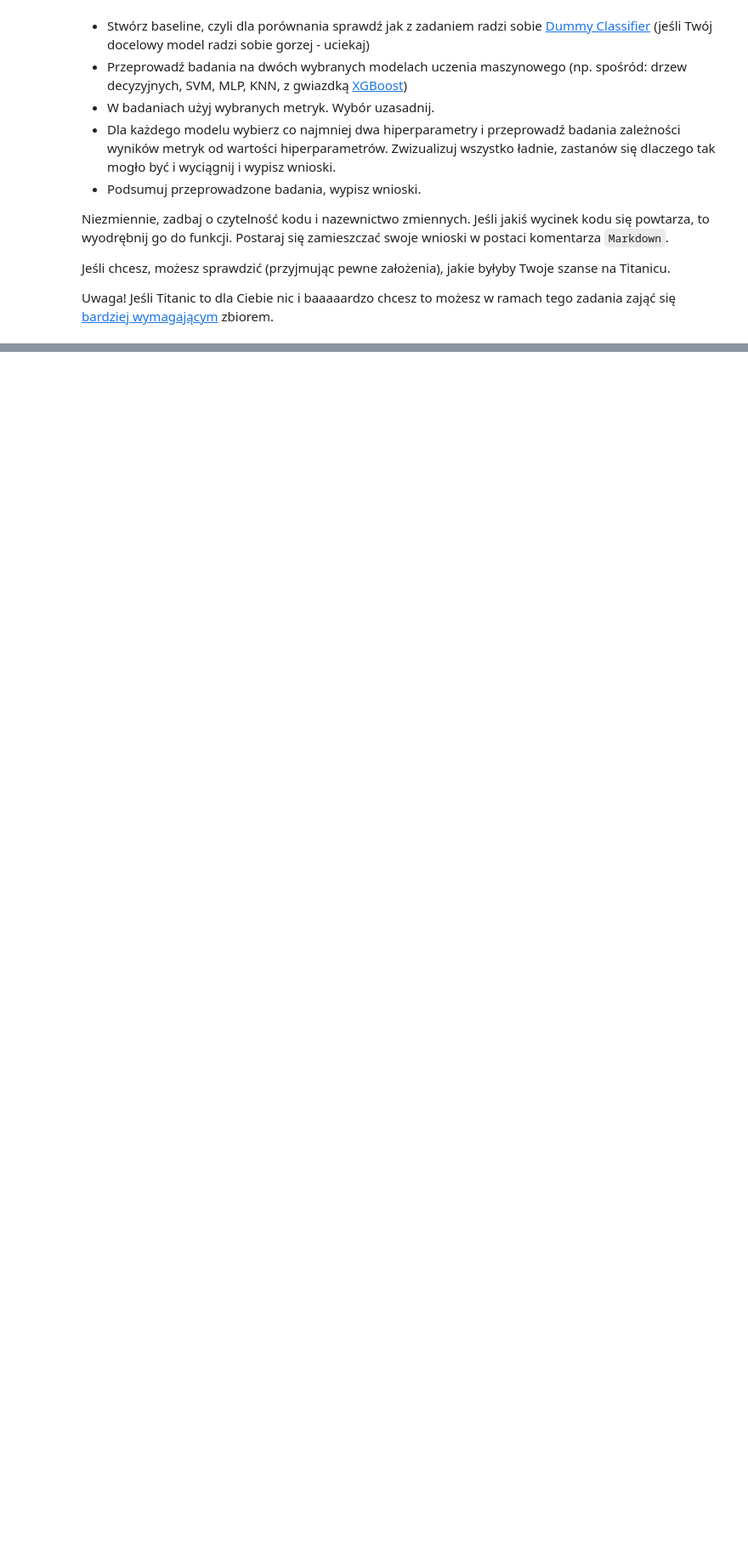
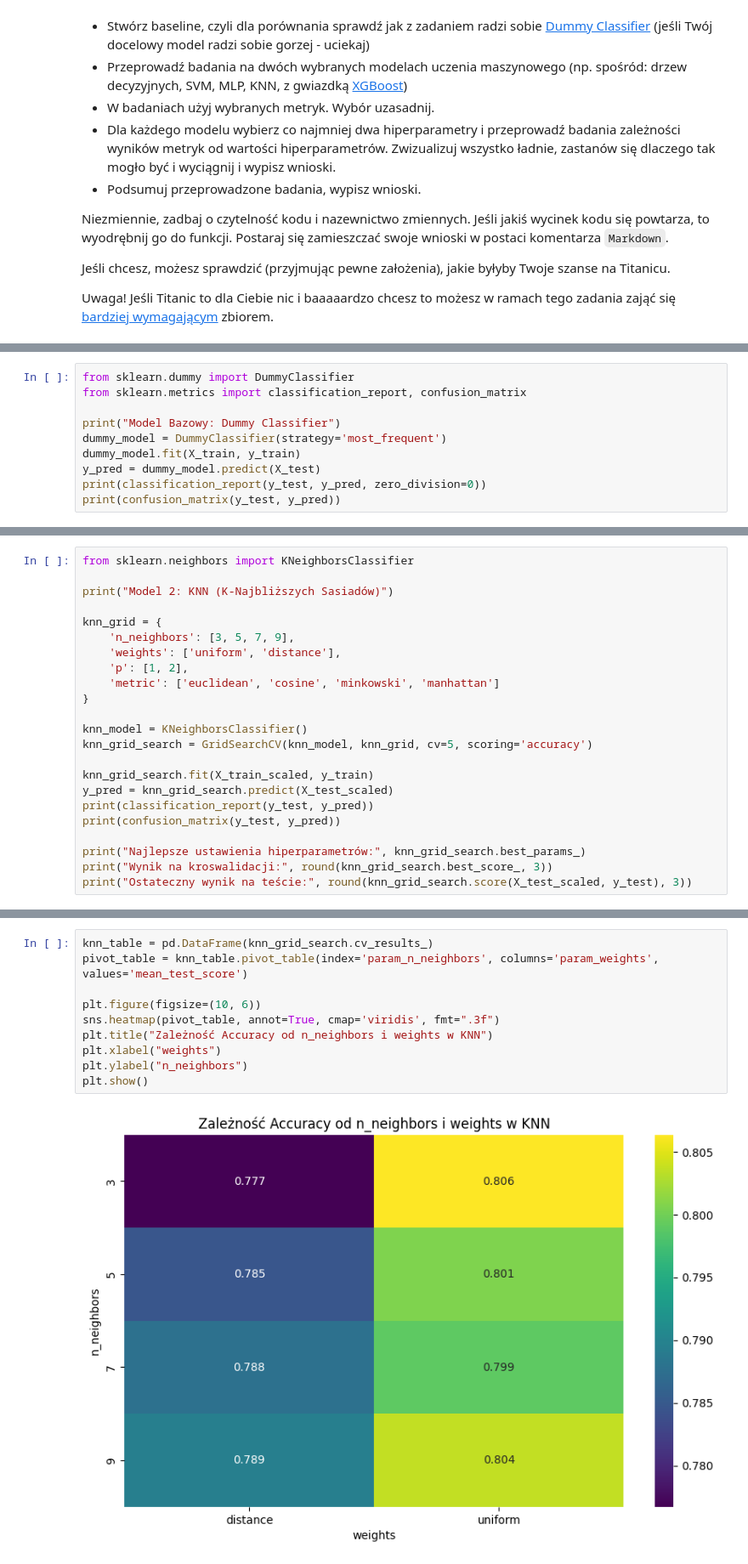
Before and after one commit to Solvro/ml-wakacyjne-wyzwanie-2026, a Jupyter notebook: 02_podstawy_aiml/ML_zadanie.ipynb, the cells around one changed output, grey strips where cells are left out. Shown at 85% size. Saved outputs shown, nothing was run; the diff lists cells and outputs as text; blank space fills up the shorter version.

```diff
--- a/02_podstawy_aiml/ML_zadanie.ipynb
+++ b/02_podstawy_aiml/ML_zadanie.ipynb
@@ -46,0 +82,10 @@ titanic_df['Cabin'].str[0].unique()
+# %%
+from sklearn.dummy import DummyClassifier
+from sklearn.metrics import classification_report, confusion_matrix
+
+print("Model Bazowy: Dummy Classifier")
+dummy_model = DummyClassifier(strategy='most_frequent')
+dummy_model.fit(X_train, y_train)
+y_pred = dummy_model.predict(X_test)
+print(classification_report(y_test, y_pred, zero_division=0))
+print(confusion_matrix(y_test, y_pred))
@@ -46,0 +150,23 @@ titanic_df['Cabin'].str[0].unique()
+# %%
+from sklearn.neighbors import KNeighborsClassifier
+
+print("Model 2: KNN (K-Najbliższych Sasiadów)")
+
+knn_grid = {
+    'n_neighbors': [3, 5, 7, 9],
+    'weights': ['uniform', 'distance'],
+    'p': [1, 2],
+    'metric': ['euclidean', 'cosine', 'minkowski', 'manhattan']
+}
+
+knn_model = KNeighborsClassifier()
+knn_grid_search = GridSearchCV(knn_model, knn_grid, cv=5, scoring='accuracy')
+
+knn_grid_search.fit(X_train_scaled, y_train)
+y_pred = knn_grid_search.predict(X_test_scaled)
+print(classification_report(y_test, y_pred))
+print(confusion_matrix(y_test, y_pred))
+
+print("Najlepsze ustawienia hiperparametrów:", knn_grid_search.best_params_)
+print("Wynik na kroswalidacji:", round(knn_grid_search.best_score_, 3))
+print("Ostateczny wynik na teście:", round(knn_grid_search.score(X_test_scaled, y_test), 3))
@@ -46,0 +205,12 @@ titanic_df['Cabin'].str[0].unique()
+# %%
+knn_table = pd.DataFrame(knn_grid_search.cv_results_)
+pivot_table = knn_table.pivot_table(index='param_n_neighbors', columns='param_weights', values='mean_test_score')
+
+plt.figure(figsize=(10, 6))
+sns.heatmap(pivot_table, annot=True, cmap='viridis', fmt=".3f")
+plt.title("Zależność Accuracy od n_neighbors i weights w KNN")
+plt.xlabel("weights")
+plt.ylabel("n_neighbors")
+plt.show()
+# %% [output]
+[figure, added]
```
Also changed, not shown: parts of 15 cells of this notebook.
